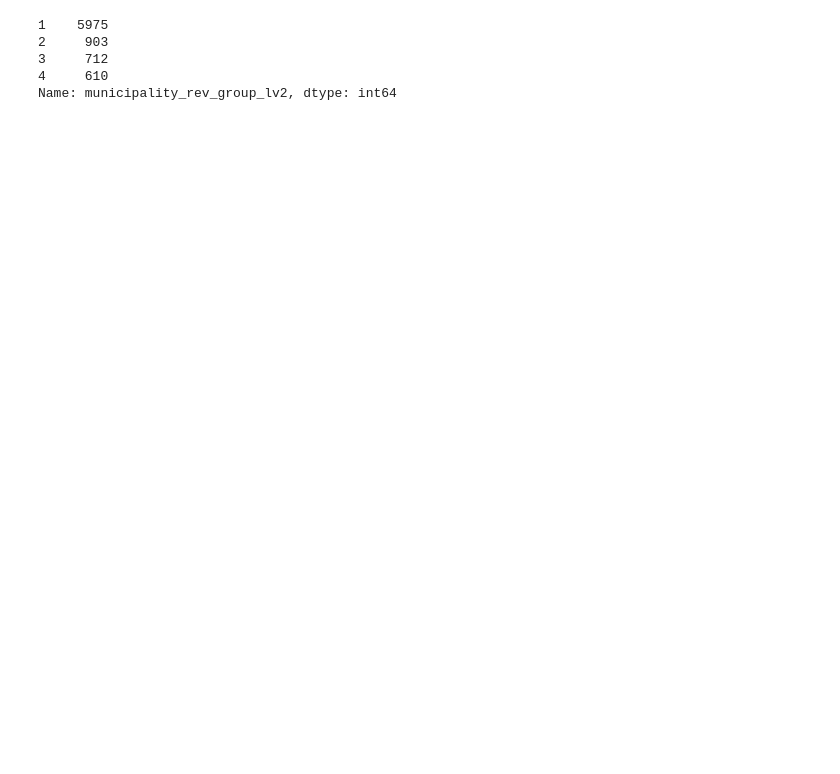
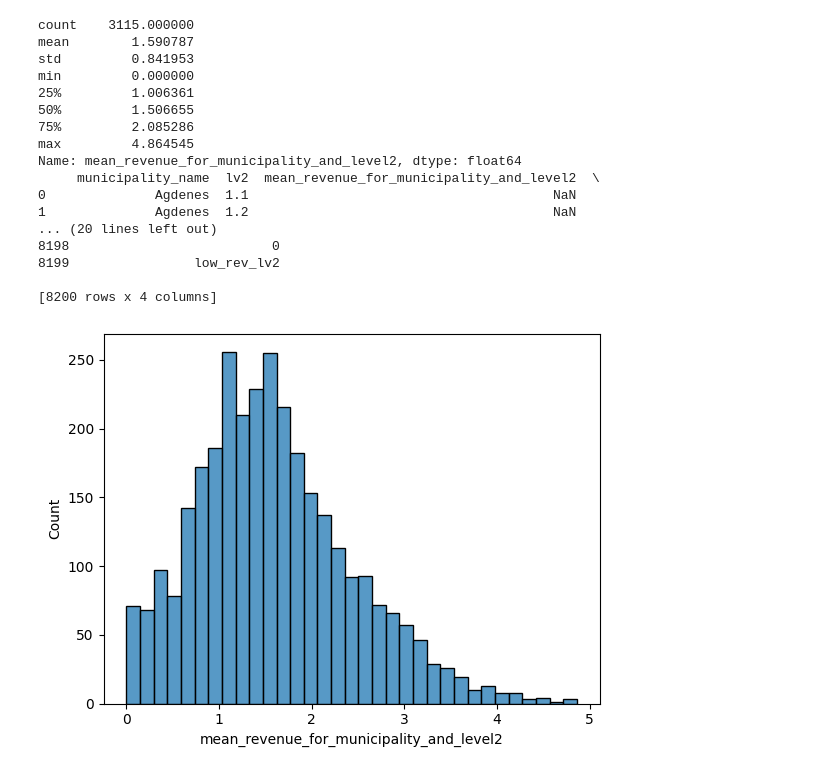
Before and after one commit to paaskehaakon/ML-project, a Jupyter notebook: feature_engineering/feature_engineering_large_categories.ipynb, the cells around one changed output. Saved outputs shown, nothing was run; the diff lists cells and outputs as text; code cells hidden in the pictures; blank space fills up the shorter version.

Commit message:
municipality size groups done

```diff
--- a/feature_engineering/feature_engineering_large_categories.ipynb
+++ b/feature_engineering/feature_engineering_large_categories.ipynb
@@ -51,15 +121,3 @@ test_data = test_data.drop('address',axis=1)
 
 if train_data._get_value(1, 'revenue') > 15:
     train_data['revenue'] = np.log1p(train_data['revenue'])
-# %%
-# Add municipality names
-train_data = pd.merge(train_data, grunnkrets_stripped[['grunnkrets_id', 'municipality_name']], on='grunnkrets_id', how='left')
-# we get a bunch of duplicates of store_ids...? Remove them.
-train_data = train_data.drop_duplicates(subset=['store_id'], keep='first')
-train_data.municipality_name = train_data.municipality_name.fillna('No municipality name')
-
-# For test
-test_data = pd.merge(test_data, grunnkrets_stripped[['grunnkrets_id', 'municipality_name']], on='grunnkrets_id', how='left')
-# we get a bunch of duplicates of store_ids...? Remove them.
-test_data = test_data.drop_duplicates(subset=['store_id'], keep='first')
-test_data.municipality_name = test_data.municipality_name.fillna('No municipality name')
@@ -169,49 +244,57 @@ test_data['lv1']= test_data['lv1'].astype('category')
 test_data['lv2']= test_data['lv2'].astype('category')
 test_data['lv3']= test_data['lv3'].astype('category')
 # %%
-
+# Make municipality groups based on mean revenue for lv2 in each municipality
 
 # Mean revenue for municipality and lv2
 municipalities_rev = train_data[["municipality_name", "lv2", "revenue"]].groupby(
     ["municipality_name", "lv2"]
 ).mean().reset_index()
 municipalities_rev = municipalities_rev.rename(columns={'revenue':'mean_revenue_for_municipality_and_level2'})
 
-
-# Print distribution to check relevant division into low/medium/high revenue municipality
-municipalities_rev = municipalities_rev[municipalities_rev['municipality_name'] != 'No municipality name'] # remove No municipality name (NaN)
-
-#print(municipalities_rev['mean_revenue_for_municipality_and_level2'].describe())
-#ax = municipalities_rev.plot.bar(x='municipality_name', y='mean_revenue_for_municipality_and_level2', rot=0)
-
-# Find group splits
+# Print distribution to check relevant division into small/medium/large municipality
+print(municipalities_rev['mean_revenue_for_municipality_and_level2'].describe())
+plt.figure()
+sns.histplot(data=municipalities_rev, x='mean_revenue_for_municipality_and_level2')
+# The above prints show reasonable splits for mean revenue groups, used below in conditions
 
 # Make new column in municipalities_rev for municipality revenue category, assign categories
 conds = [
-    (municipalities_rev['mean_revenue_for_municipality_and_level2'] < np.log1p(1.931500)),
-    (municipalities_rev['mean_revenue_for_municipality_and_level2'] >= np.log1p(1.931500)) & (municipalities_rev['mean_revenue_for_municipality_and_level2'] < np.log1p(4.154000)),
-    (municipalities_rev['mean_revenue_for_municipality_and_level2'] >= np.log1p(4.154000)) & (municipalities_rev['mean_revenue_for_municipality_and_level2'] < np.log1p(8.806000)),
-    (municipalities_rev['mean_revenue_for_municipality_and_level2'] >= np.log1p(8.806000)),
-]
-vals = ['1', '2', '3', '4']
-municipalities_rev['municipality_rev_group_lv2'] = np.array(vals)[np.array(conds).argmax(axis=0)] #np.select(conds, vals)
+     (municipalities_rev['mean_revenue_for_municipality_and_level2'] < 0.6),
+     (municipalities_rev['mean_revenue_for_municipality_and_level2'] >= 0.6) & (municipalities_rev['mean_revenue_for_municipality_and_level2'] < 2.4),
+     (municipalities_rev['mean_revenue_for_municipality_and_level2'] >= 2.4)
+ ]
+vals = ['low_rev_lv2', 'medium_rev_lv2', 'high_rev_lv2']
+#municipalities_rev['municipality_rev_group_lv2'] = np.array(vals)[np.array(conds).argmax(axis=0)] #np.select(conds, vals)
+municipalities_rev['municipality_rev_group_lv2'] = np.select(conds, vals)
 
-#print(municipalities_rev)
-#municipalities_rev['municipality_rev_group_lv2'].value_counts() # Varför en grupp med 0?????
+print(municipalities_rev)
+municipalities_rev['municipality_rev_group_lv2'].value_counts() # Varför en grupp med 0? De som saknar mean revenue lv2?
 
 # merge to train data
 train_data = pd.merge(train_data, municipalities_rev[['municipality_name', 'municipality_rev_group_lv2']], on='municipality_name', how='outer')
 
 # merge to test data
 test_data = pd.merge(test_data, municipalities_rev[['municipality_name', 'municipality_rev_group_lv2']], on='municipality_name', how='outer')
-
-municipalities_rev['municipality_rev_group_lv2'].value_counts() # Varför en grupp med 0?????
 # %% [output]
-1    5975
-2     903
-3     712
-4     610
-Name: municipality_rev_group_lv2, dtype: int64
+count    3115.000000
+mean        1.590787
+std         0.841953
+min         0.000000
+25%         1.006361
+50%         1.506655
+75%         2.085286
+max         4.864545
+Name: mean_revenue_for_municipality_and_level2, dtype: float64
+     municipality_name  lv2  mean_revenue_for_municipality_and_level2  \
+0              Agdenes  1.1                                       NaN
+1              Agdenes  1.2                                       NaN
+... (20 lines left out)
+8198                          0
+8199                low_rev_lv2
+
+[8200 rows x 4 columns]
+[figure, added]
 # %%
 # mean rev per municipality rev group lv2
 mean_rev_munic_lv2 = train_data[["municipality_rev_group_lv2", "revenue"]].groupby(
```
Also changed, not shown: parts of 10 cells of this notebook, 2 other files.
